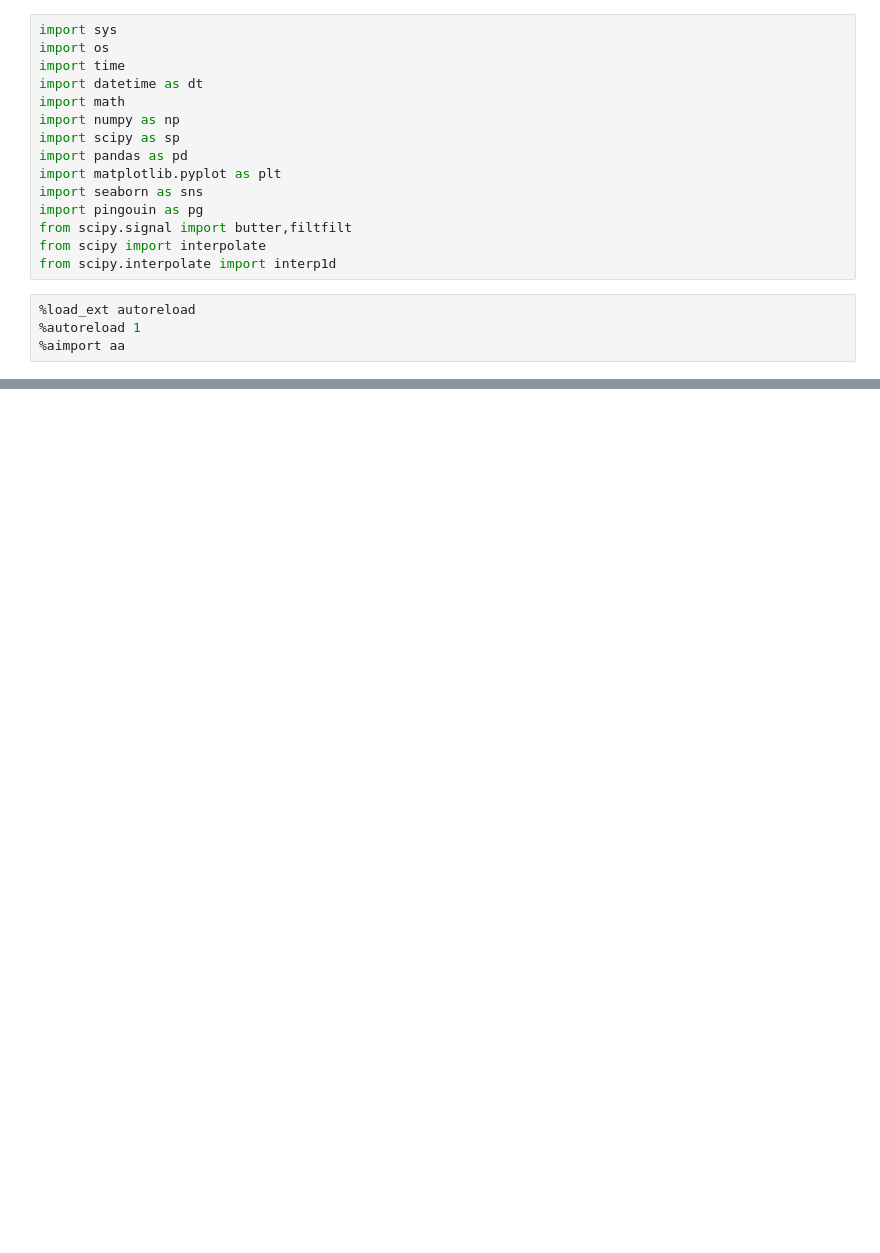
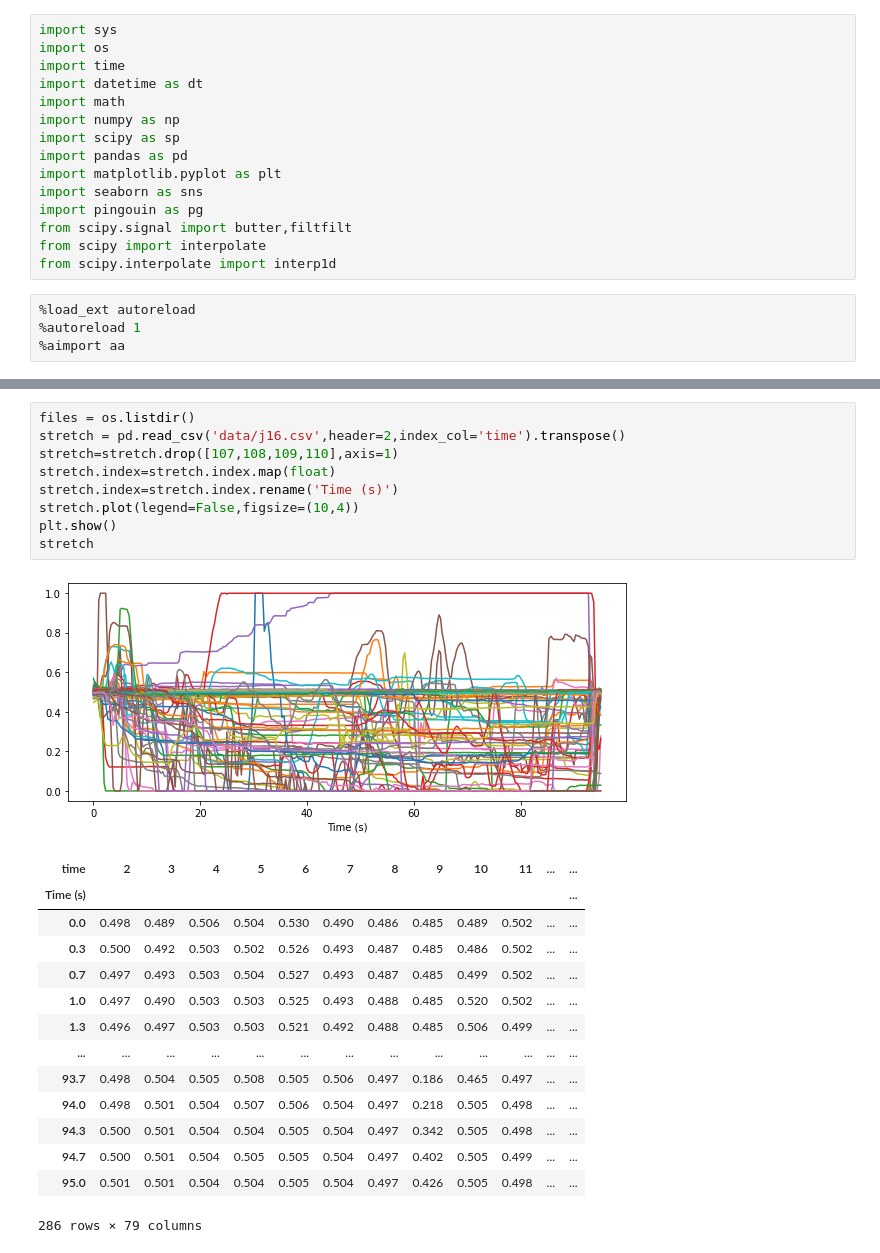
Before and after one commit to finn42/Time_ratings_Noble, a Jupyter notebook: Joystick_Data-Noble.ipynb, the cells around one changed output, grey strips where cells are left out. Drawn from its saved outputs; the diff is of its cells as text; blank space fills up the shorter version.

```diff
--- a/Joystick_Data-Noble.ipynb
+++ b/Joystick_Data-Noble.ipynb
@@ -100,0 +135,25 @@ plt.legend(bbox_to_anchor=(1.04,1), loc="upper left")
+# %%
+files = os.listdir()
+stretch = pd.read_csv('data/j16.csv',header=2,index_col='time').transpose()
+stretch=stretch.drop([107,108,109,110],axis=1)
+stretch.index=stretch.index.map(float)
+stretch.index=stretch.index.rename('Time (s)')
+stretch.plot(legend=False,figsize=(10,4))
+plt.show()
+stretch
+# %% [output]
+[figure, added]
+| time | 2 | 3 | 4 | 5 | 6 | 7 | 8 | 9 | 10 | 11 | ... | ... |
+| Time (s) |  |  |  |  |  |  |  |  |  |  |  | ... |
+| 0.0 | 0.498 | 0.489 | 0.506 | 0.504 | 0.530 | 0.490 | 0.486 | 0.485 | 0.489 | 0.502 | ... | ... |
+| 0.3 | 0.500 | 0.492 | 0.503 | 0.502 | 0.526 | 0.493 | 0.487 | 0.485 | 0.486 | 0.502 | ... | ... |
+| 0.7 | 0.497 | 0.493 | 0.503 | 0.504 | 0.527 | 0.493 | 0.487 | 0.485 | 0.499 | 0.502 | ... | ... |
+| 1.0 | 0.497 | 0.490 | 0.503 | 0.503 | 0.525 | 0.493 | 0.488 | 0.485 | 0.520 | 0.502 | ... | ... |
+| 1.3 | 0.496 | 0.497 | 0.503 | 0.503 | 0.521 | 0.492 | 0.488 | 0.485 | 0.506 | 0.499 | ... | ... |
+| ... | ... | ... | ... | ... | ... | ... | ... | ... | ... | ... | ... | ... |
+| 93.7 | 0.498 | 0.504 | 0.505 | 0.508 | 0.505 | 0.506 | 0.497 | 0.186 | 0.465 | 0.497 | ... | ... |
+| 94.0 | 0.498 | 0.501 | 0.504 | 0.507 | 0.506 | 0.504 | 0.497 | 0.218 | 0.505 | 0.498 | ... | ... |
+| 94.3 | 0.500 | 0.501 | 0.504 | 0.504 | 0.505 | 0.504 | 0.497 | 0.342 | 0.505 | 0.498 | ... | ... |
+| 94.7 | 0.500 | 0.501 | 0.504 | 0.505 | 0.505 | 0.504 | 0.497 | 0.402 | 0.505 | 0.499 | ... | ... |
+| 95.0 | 0.501 | 0.501 | 0.504 | 0.504 | 0.505 | 0.504 | 0.497 | 0.426 | 0.505 | 0.498 | ... | ... |
+286 rows × 79 columns
```
Also changed, not shown: parts of 8 cells of this notebook, 2 other files.
